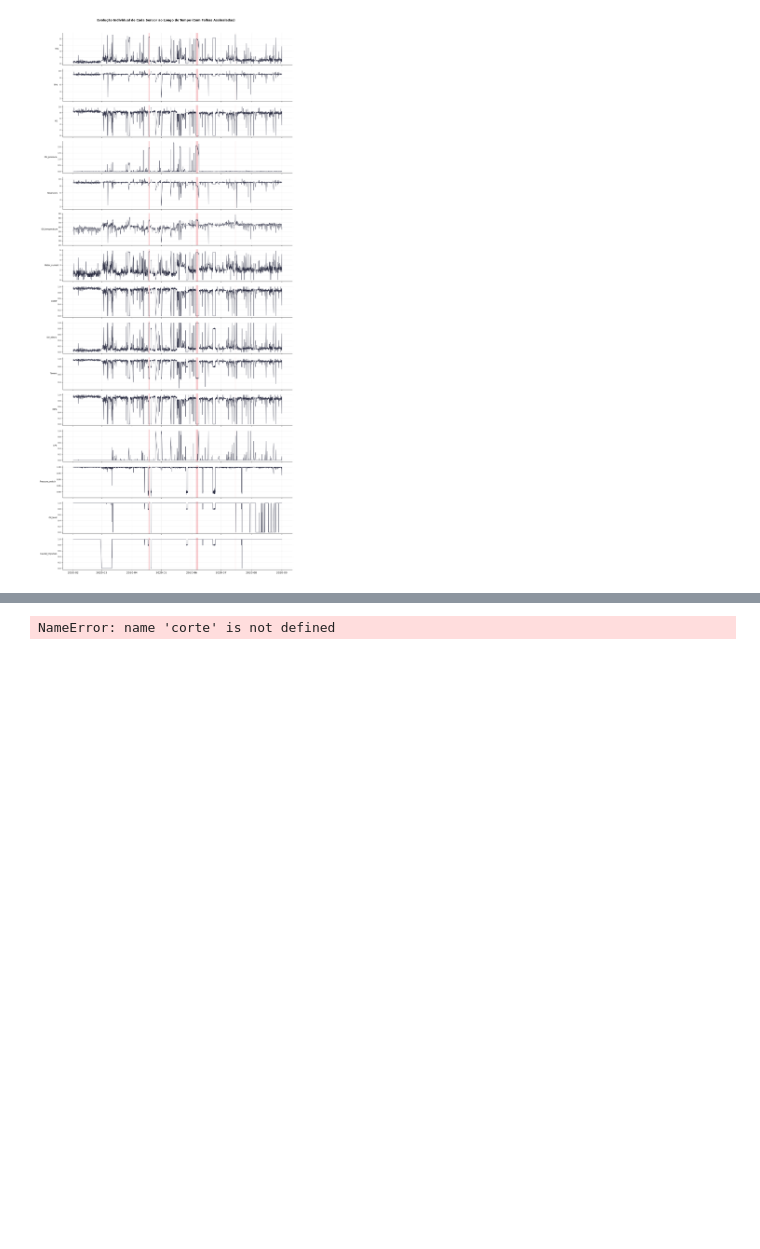
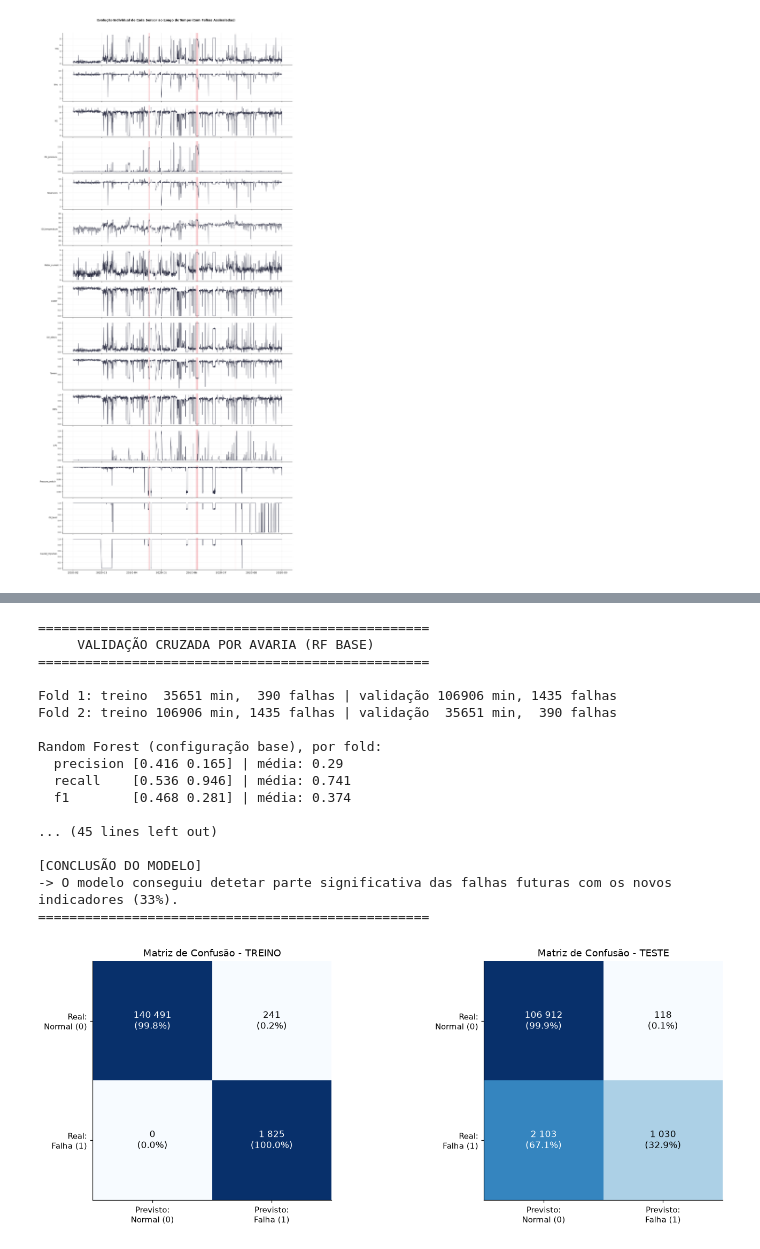
Before and after one commit to filipescandeias/IA_Trabalho1, a Jupyter notebook: Testes.ipynb, the cells around one changed output, grey strips where cells are left out. Drawn from its saved outputs; the diff is of its cells as text; code cells hidden in the pictures; blank space fills up the shorter version.

```diff
--- a/Testes.ipynb
+++ b/Testes.ipynb
@@ -228,5 +249,6 @@ plt.show()
 # %%
 from sklearn.ensemble import RandomForestClassifier
+from sklearn.model_selection import cross_validate
 from sklearn.metrics import (accuracy_score, precision_score, recall_score,
                              f1_score, confusion_matrix)
 
@@ -241,7 +263,7 @@ for col in colunas_base:
     dados_ml[f"{col}_media_5m"] = dados_ml[col].rolling(window=5, min_periods=1).mean()
     dados_ml[f"{col}_media_15m"] = dados_ml[col].rolling(window=15, min_periods=1).mean()
 
-    # Volatilidade / Instabilidade (Desvio padrão móvel) - Vital para detetar pré-falhas oscilantes
+    # Volatilidade / Instabilidade (Desvio padrão móvel)
     dados_ml[f"{col}_std_15m"] = dados_ml[col].rolling(window=15, min_periods=1).std().fillna(0)
 
 # Atualizar a lista de colunas para o treino
@@ -257,7 +279,35 @@ ts_test  = dados_ml["timestamp"].iloc[corte:].reset_index(drop=True)
 
 
 # ==========================================
-# 2. TREINO DO RANDOM FOREST (COM REGULARIZAÇÃO)
+# 2. VALIDAÇÃO CRUZADA POR AVARIA (RF BASE)
+# ==========================================
+print("==================================================")
+print("     VALIDAÇÃO CRUZADA POR AVARIA (RF BASE)       ")
+print("==================================================\n")
+
+# Dois blocos, um por avaria (avaria 1 em abril, avaria 2 no fim de maio)
+limite = pd.Timestamp("2020-05-01")
+idx_A = np.where((ts_train < limite).to_numpy())[0]
+idx_B = np.where((ts_train >= limite).to_numpy())[0]
+cv_eventos = [(idx_B, idx_A), (idx_A, idx_B)]   # (treino, validação)
+
+for k, (tr, va) in enumerate(cv_eventos, 1):
+    print(f"Fold {k}: treino {len(tr):>6} min, {y_train.iloc[tr].sum():>4} falhas | "
+          f"validação {len(va):>6} min, {y_train.iloc[va].sum():>4} falhas")
+
+rf_base = RandomForestClassifier(n_estimators=100, class_weight="balanced",
+                                 random_state=42, n_jobs=-1)
+res = cross_validate(rf_base, X_train, y_train, cv=cv_eventos,
+                     scoring=["precision", "recall", "f1"])
+
+print("\nRandom Forest (configuração base), por fold:")
+for m in ["precision", "recall", "f1"]:
+    print(f"  {m:<9}", np.round(res[f"test_{m}"], 3), "| média:", round(res[f"test_{m}"].mean(), 3))
+print("\n==================================================\n")
+
+
+# ==========================================
+# 3. TREINO DO RANDOM FOREST (COM REGULARIZAÇÃO)
 # ==========================================
 rf = RandomForestClassifier(
     n_estimators=150,
@@ -271,9 +321,8 @@ rf.fit(X_train, y_train)
 
 
 # ==========================================
-# 3. AJUSTE DO LIMIAR DE DECISÃO (SENSIBILIDADE)
+# 4. AJUSTE DO LIMIAR DE DECISÃO (SENSIBILIDADE)
 # ==========================================
-# Um limiar de 0.2 permite apanhar anomalias subtites no conjunto de teste
 LIMIAR_RF = 0.20
 
 proba_tr = rf.predict_proba(X_train)[:, 1];  pred_tr = (proba_tr >= LIMIAR_RF).astype(int)
@@ -281,7 +330,7 @@ proba_te = rf.predict_proba(X_test)[:, 1];   pred_te = (proba_te >= LIMIAR_RF).a
 
 
 # ==========================================
-# 4. FUNÇÕES AUXILIARES
+# 5. FUNÇÕES AUXILIARES
 # ==========================================
 def metricas_clf(y, pred):
     y = np.asarray(y)
@@ -307,7 +356,7 @@ def resumo_episodios(ts, y, pred):
 
 
 # ==========================================
-# 5. APRESENTAÇÃO DE RESULTADOS (TESTE -> TREINO -> COMPARAÇÃO)
+# 6. APRESENTAÇÃO DE RESULTADOS (TESTE -> TREINO -> COMPARAÇÃO)
 # ==========================================
 
 # Teste
@@ -357,34 +406,51 @@ print(f"\nReferência: um modelo 'preguiçoso' que diga sempre «normal» teria
 
 rec_te, rec_tr = tabela.loc["Recall", "TESTE"], tabela.loc["Recall", "TREINO"]
 print("\n[CONCLUSÃO DO MODELO]")
 if rec_te >= .3:
     print(f"-> O modelo conseguiu detetar parte significativa das falhas futuras com os novos indicadores ({rec_te:.0%}).")
 else:
     print(f"-> As falhas no teste continuam a apresentar padrões muito específicos, demonstrando a complexidade da generalização industrial.")
 print("==================================================")
 
 # Gráficos: Matrizes de Confusão
 fig, axs = plt.subplots(1, 2, figsize=(14, 5))
 for idx, (y_v, pred_v, titulo) in enumerate([(y_train, pred_tr, "Matriz de Confusão - TREINO"),
                                              (y_test, pred_te, "Matriz de Confusão - TESTE")]):
     cm = confusion_matrix(y_v, pred_v, labels=[0, 1])
     pct = cm / np.maximum(cm.sum(axis=1, keepdims=True), 1)
 
     axs[idx].imshow(pct, cmap="Blues", vmin=0, vmax=1)
     for i in range(2):
         for j in range(2):
             axs[idx].text(j, i, f"{cm[i, j]:,}\n({pct[i, j]:.1%})".replace(",", " "),
                           ha="center", va="center", color="white" if pct[i, j] > .5 else "black", fontsize=11)
 
     axs[idx].set_xticks([0, 1]); axs[idx].set_xticklabels(["Previsto:\nNormal (0)", "Previsto:\nFalha (1)"])
     axs[idx].set_yticks([0, 1]); axs[idx].set_yticklabels(["Real:\nNormal (0)", "Real:\nFalha (1)"])
     axs[idx].set_title(titulo)
     axs[idx].grid(False)
 
 plt.tight_layout()
 plt.show()
 # %% [output]
-NameError: name 'corte' is not defined
+==================================================
+     VALIDAÇÃO CRUZADA POR AVARIA (RF BASE)
+==================================================
+
+Fold 1: treino  35651 min,  390 falhas | validação 106906 min, 1435 falhas
+Fold 2: treino 106906 min, 1435 falhas | validação  35651 min,  390 falhas
+
+Random Forest (configuração base), por fold:
+  precision [0.416 0.165] | média: 0.29
+  recall    [0.536 0.946] | média: 0.741
+  f1        [0.468 0.281] | média: 0.374
+
+... (45 lines left out)
+
+[CONCLUSÃO DO MODELO]
+-> O modelo conseguiu detetar parte significativa das falhas futuras com os novos indicadores (33%).
+==================================================
+[figure, added]
 # %%
 from sklearn.preprocessing import StandardScaler
 from sklearn.metrics import mean_absolute_error, mean_squared_error, r2_score
```
Also changed, not shown: parts of 3 cells of this notebook.
